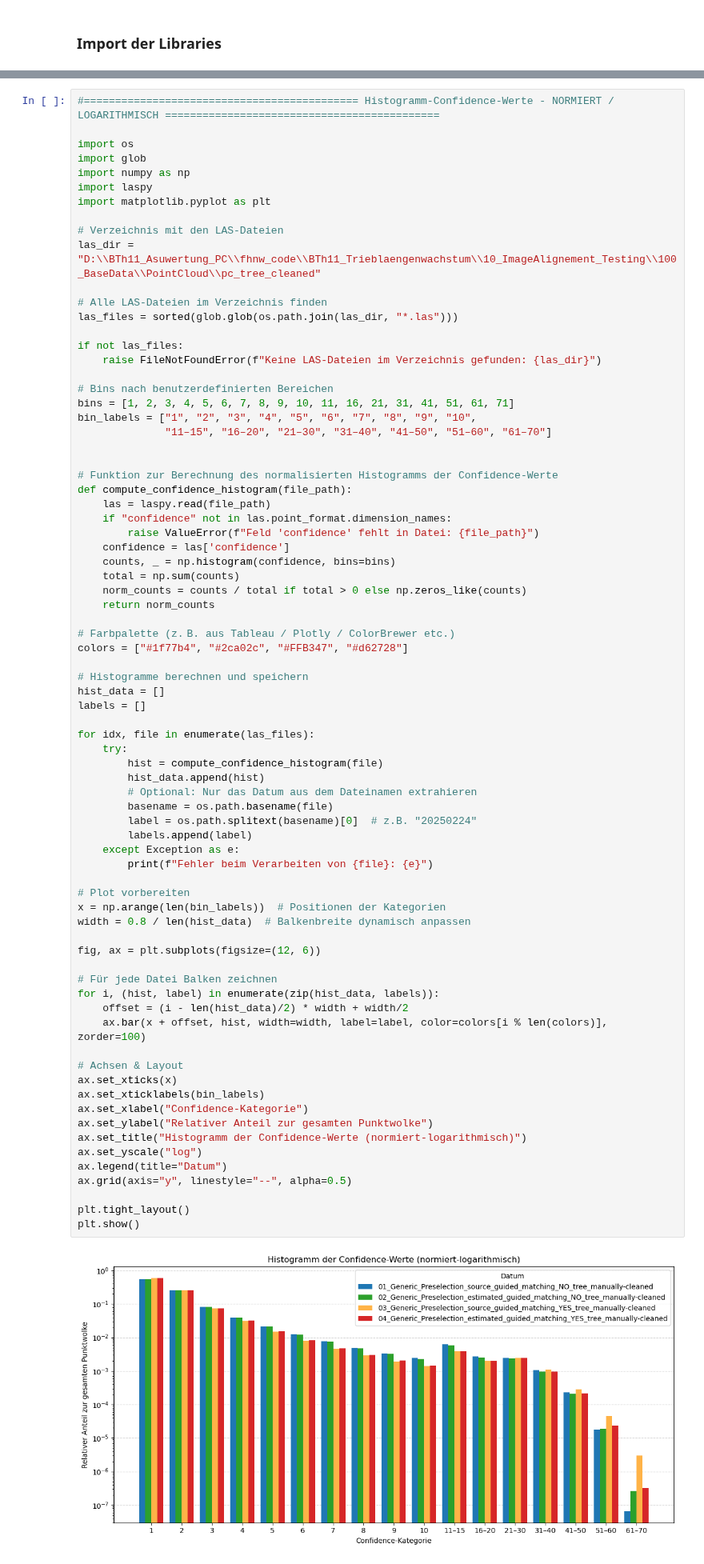
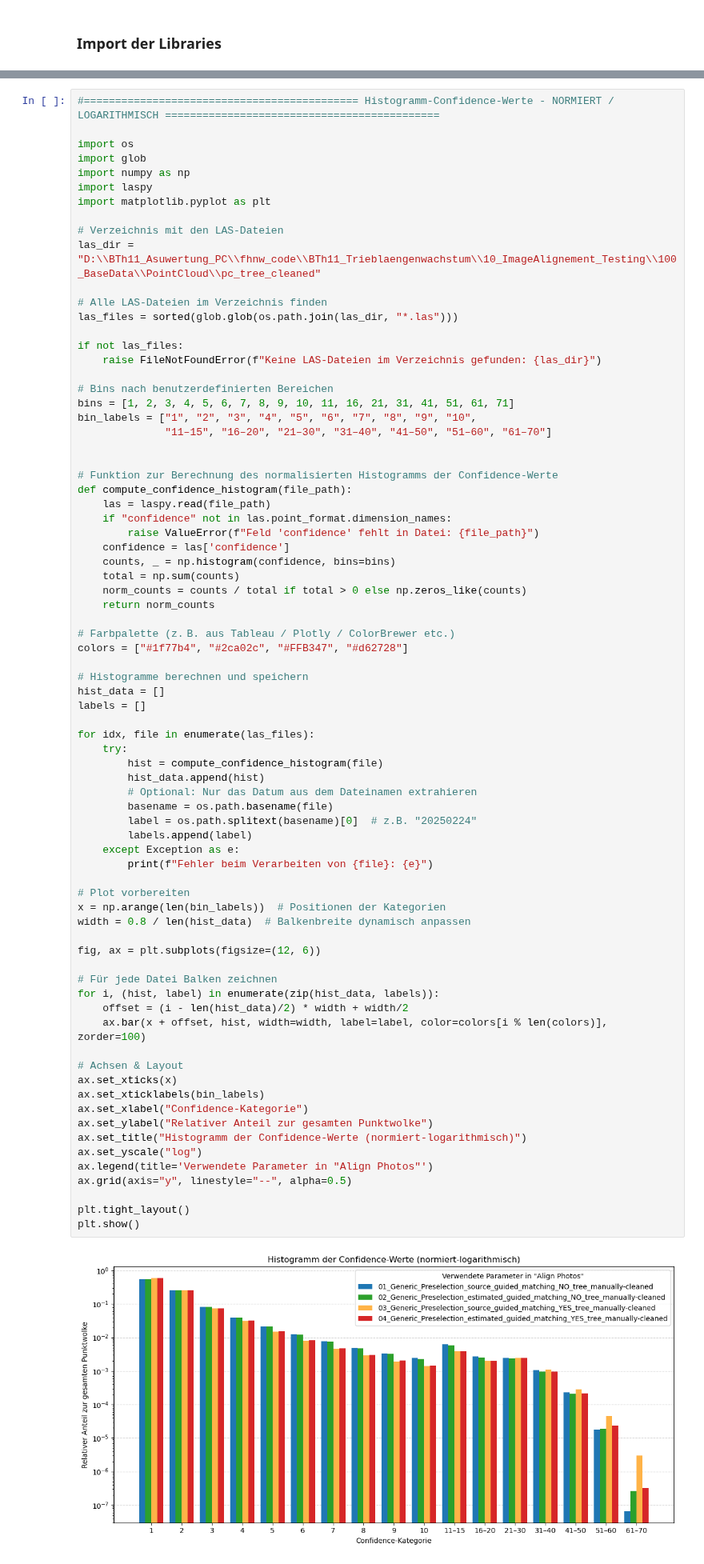
Before and after one commit to naamp/BTh11_Trieblaengenwachstum, a Jupyter notebook: 10_ImageAlignement_Testing/10_B3_ImageAlignement_Testing_PointCloud_tree_cleaned_Confidence.ipynb, the cells around one changed output, grey strips where cells are left out. Shown at 80% size. Cells and saved outputs as stored; diff of their text form.

```diff
--- a/10_ImageAlignement_Testing/10_B3_ImageAlignement_Testing_PointCloud_tree_cleaned_Confidence.ipynb
+++ b/10_ImageAlignement_Testing/10_B3_ImageAlignement_Testing_PointCloud_tree_cleaned_Confidence.ipynb
@@ -300,35 +302,35 @@ for idx, file in enumerate(las_files):
         # Optional: Nur das Datum aus dem Dateinamen extrahieren
         basename = os.path.basename(file)
         label = os.path.splitext(basename)[0]  # z.B. "20250224"
         labels.append(label)
     except Exception as e:
         print(f"Fehler beim Verarbeiten von {file}: {e}")
 
 # Plot vorbereiten
 x = np.arange(len(bin_labels))  # Positionen der Kategorien
 width = 0.8 / len(hist_data)  # Balkenbreite dynamisch anpassen
 
 fig, ax = plt.subplots(figsize=(12, 6))
 
 # Für jede Datei Balken zeichnen
 for i, (hist, label) in enumerate(zip(hist_data, labels)):
     offset = (i - len(hist_data)/2) * width + width/2
     ax.bar(x + offset, hist, width=width, label=label, color=colors[i % len(colors)], zorder=100)
 
 # Achsen & Layout
 ax.set_xticks(x)
 ax.set_xticklabels(bin_labels)
 ax.set_xlabel("Confidence-Kategorie")
 ax.set_ylabel("Relativer Anteil zur gesamten Punktwolke")
 ax.set_title("Histogramm der Confidence-Werte (normiert-logarithmisch)")
 ax.set_yscale("log")
-ax.legend(title="Datum")
+ax.legend(title='Verwendete Parameter in "Align Photos"')
 ax.grid(axis="y", linestyle="--", alpha=0.5)
 
 plt.tight_layout()
 plt.show()
 # %% [output]
-[figure, old version]
+[figure, new version]
 # %%
 #============================================ Histogramm-Confidence-Werte - ANZAHL PUNKTE / LOGARITHMISCH ============================================
 
```
Also changed, not shown: parts of 3 cells of this notebook, 5 other files.
